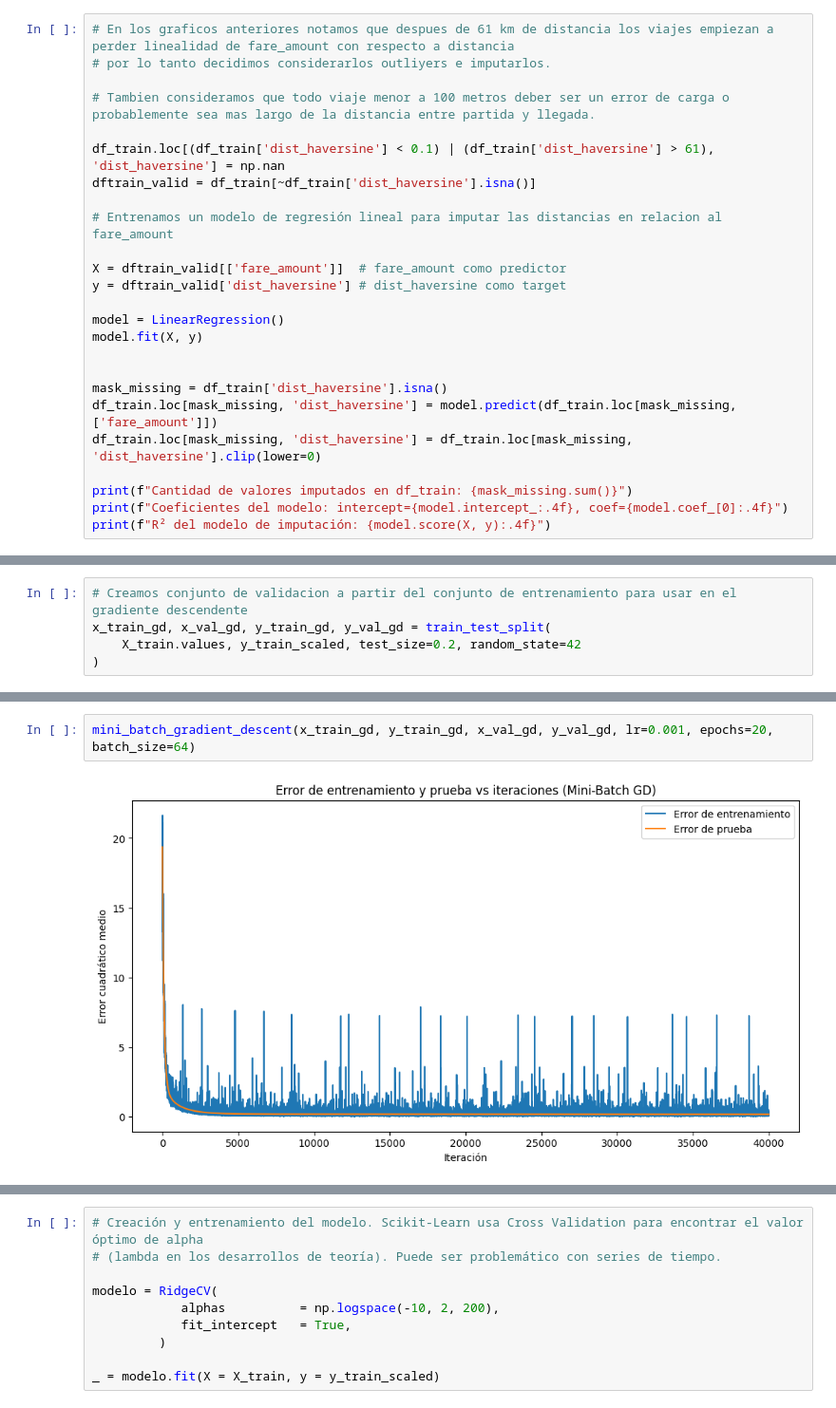
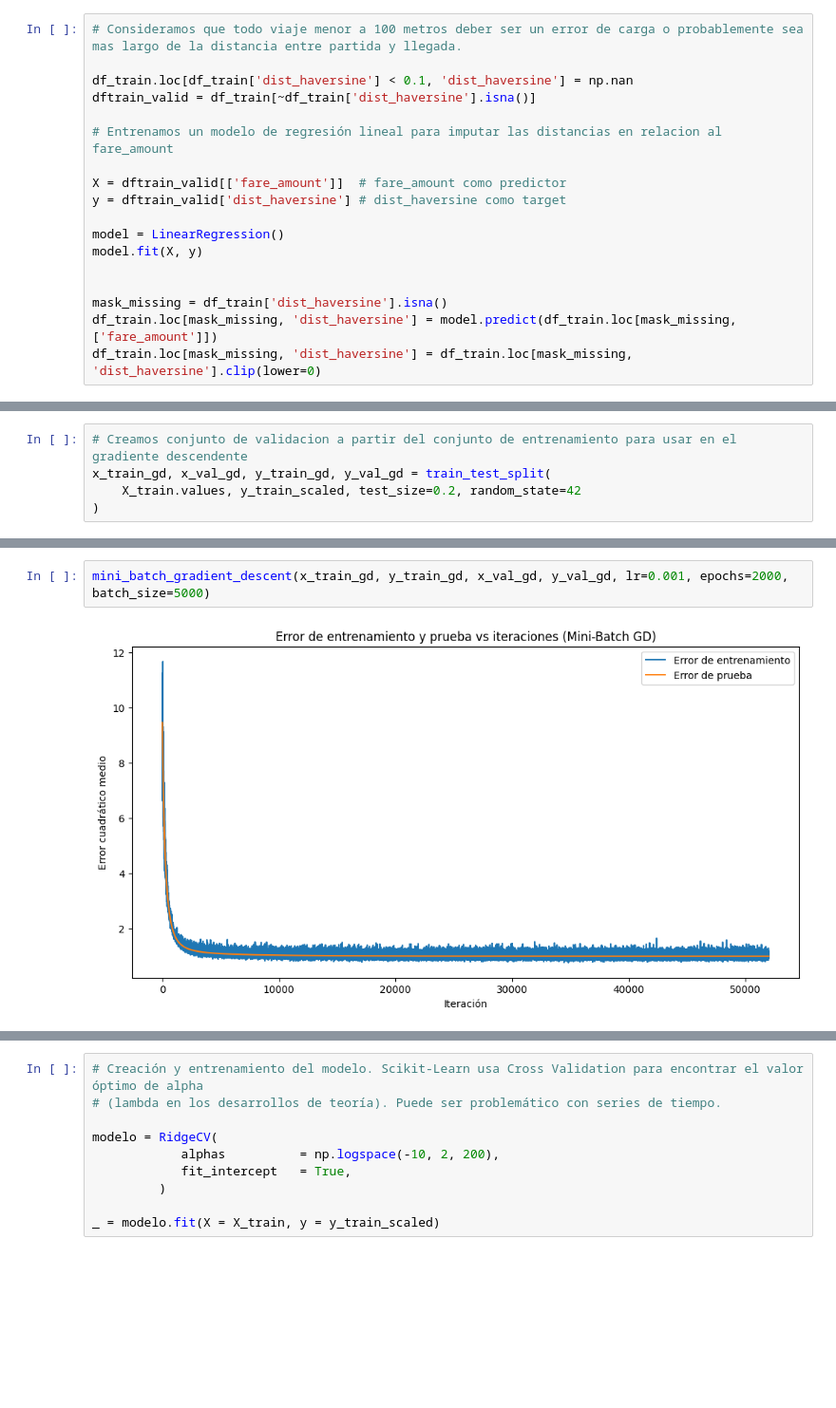
Before and after one commit to FedeZ2008/AA1-TUIA-2025C2-LEON-ZIMMER, a Jupyter notebook: TP1_Regresion.ipynb, the cells around one changed output, grey strips where cells are left out. Shown at 95% size. Drawn from its saved outputs; the diff is of its cells as text; blank space fills up the shorter version.

```diff
--- a/TP1_Regresion.ipynb
+++ b/TP1_Regresion.ipynb
@@ -346,10 +314,7 @@ plt.show()
 # %%
-# En los graficos anteriores notamos que despues de 61 km de distancia los viajes empiezan a perder linealidad de fare_amount con respecto a distancia
-# por lo tanto decidimos considerarlos outliyers e imputarlos.
+# Consideramos que todo viaje menor a 100 metros deber ser un error de carga o probablemente sea mas largo de la distancia entre partida y llegada.
 
-# Tambien consideramos que todo viaje menor a 100 metros deber ser un error de carga o probablemente sea mas largo de la distancia entre partida y llegada.
-
-df_train.loc[(df_train['dist_haversine'] < 0.1) | (df_train['dist_haversine'] > 61), 'dist_haversine'] = np.nan
+df_train.loc[df_train['dist_haversine'] < 0.1, 'dist_haversine'] = np.nan
 dftrain_valid = df_train[~df_train['dist_haversine'].isna()]
 
 # Entrenamos un modelo de regresión lineal para imputar las distancias en relacion al fare_amount
@@ -364,7 +329,3 @@ model.fit(X, y)
 mask_missing = df_train['dist_haversine'].isna()
 df_train.loc[mask_missing, 'dist_haversine'] = model.predict(df_train.loc[mask_missing, ['fare_amount']])
 df_train.loc[mask_missing, 'dist_haversine'] = df_train.loc[mask_missing, 'dist_haversine'].clip(lower=0)
-
-print(f"Cantidad de valores imputados en df_train: {mask_missing.sum()}")
-print(f"Coeficientes del modelo: intercept={model.intercept_:.4f}, coef={model.coef_[0]:.4f}")
-print(f"R² del modelo de imputación: {model.score(X, y):.4f}")
@@ -645,4 +645,4 @@ KeyboardInterrupt
 # %%
-mini_batch_gradient_descent(x_train_gd, y_train_gd, x_val_gd, y_val_gd, lr=0.001, epochs=20, batch_size=64)
+mini_batch_gradient_descent(x_train_gd, y_train_gd, x_val_gd, y_val_gd, lr=0.001, epochs=2000, batch_size=5000)
 # %% [output]
-[figure, old version]
+[figure, new version]
```
Also changed, not shown: parts of 39 cells of this notebook.
